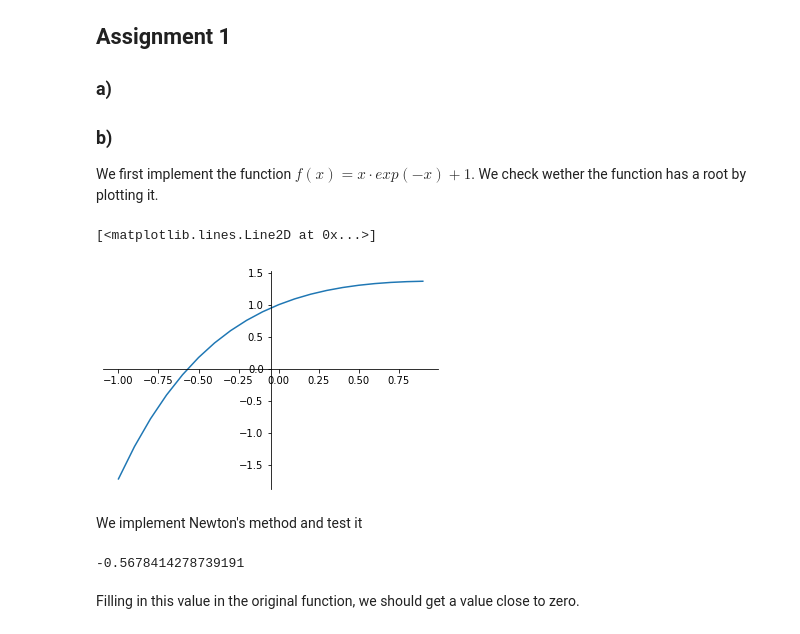
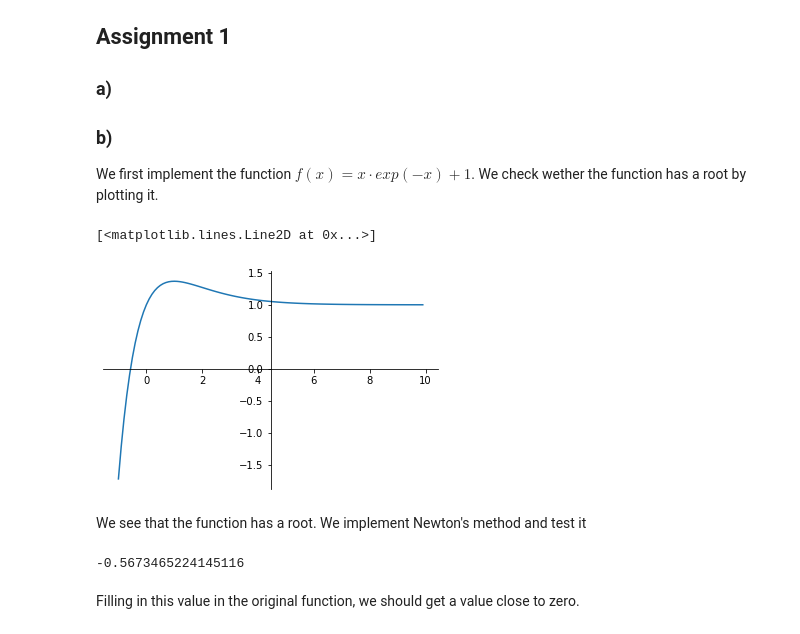
Before and after one commit to StefanIacob/CN_homework, a Jupyter notebook: Week 1.ipynb, the cells around one changed output. Cells and saved outputs as stored; diff of their text form; code cells hidden in the pictures.

```diff
--- a/Week 1.ipynb
+++ b/Week 1.ipynb
@@ -15,24 +15,24 @@ We first implement the function $f(x) = x \cdot exp(-x) + 1$. We check wether th
 # %%
 def func(x):
     return x * np.exp(-x) + 1
 
-# Checking wether func has a root by plotting
-x = np.arange(-1,1,0.1)
+# Checking wether func has a root
+x = np.arange(-1,10,0.1)
 fx = func(x)
 fig = plt.figure()
 ax = fig.add_subplot(1, 1, 1)
 ax.spines['left'].set_position('center')
 ax.spines['bottom'].set_position('zero')
 ax.spines['right'].set_color('none')
 ax.spines['top'].set_color('none')
 ax.xaxis.set_ticks_position('bottom')
 ax.yaxis.set_ticks_position('left')
 plt.plot(x, fx)
 # %% [output]
 [<matplotlib.lines.Line2D at 0x...>]
-[figure, old version]
+[figure, new version]
 # %% [markdown]
-We implement Newton's method and test it
+We see that the function has a root. We implement Newton's method and test it
 # %%
 def recursive_newtons_method(func, x_current, nr_it, current_it=0):
     if(current_it < nr_it):
@@ -40,10 +40,10 @@ def recursive_newtons_method(func, x_current, nr_it, current_it=0):
         return recursive_newtons_method(func, x_next, nr_it, current_it + 1)
     return x_current
 
-root = recursive_newtons_method(func, 0, 5)
+root = recursive_newtons_method(func, 0, 6)
 print(root)
 # %% [output]
--0.5678414278739191
+-0.5673465224145116
 # %% [markdown]
 Filling in this value in the original function, we should get a value close to zero.
 # %%
```
Also changed, not shown: parts of 7 cells of this notebook.
